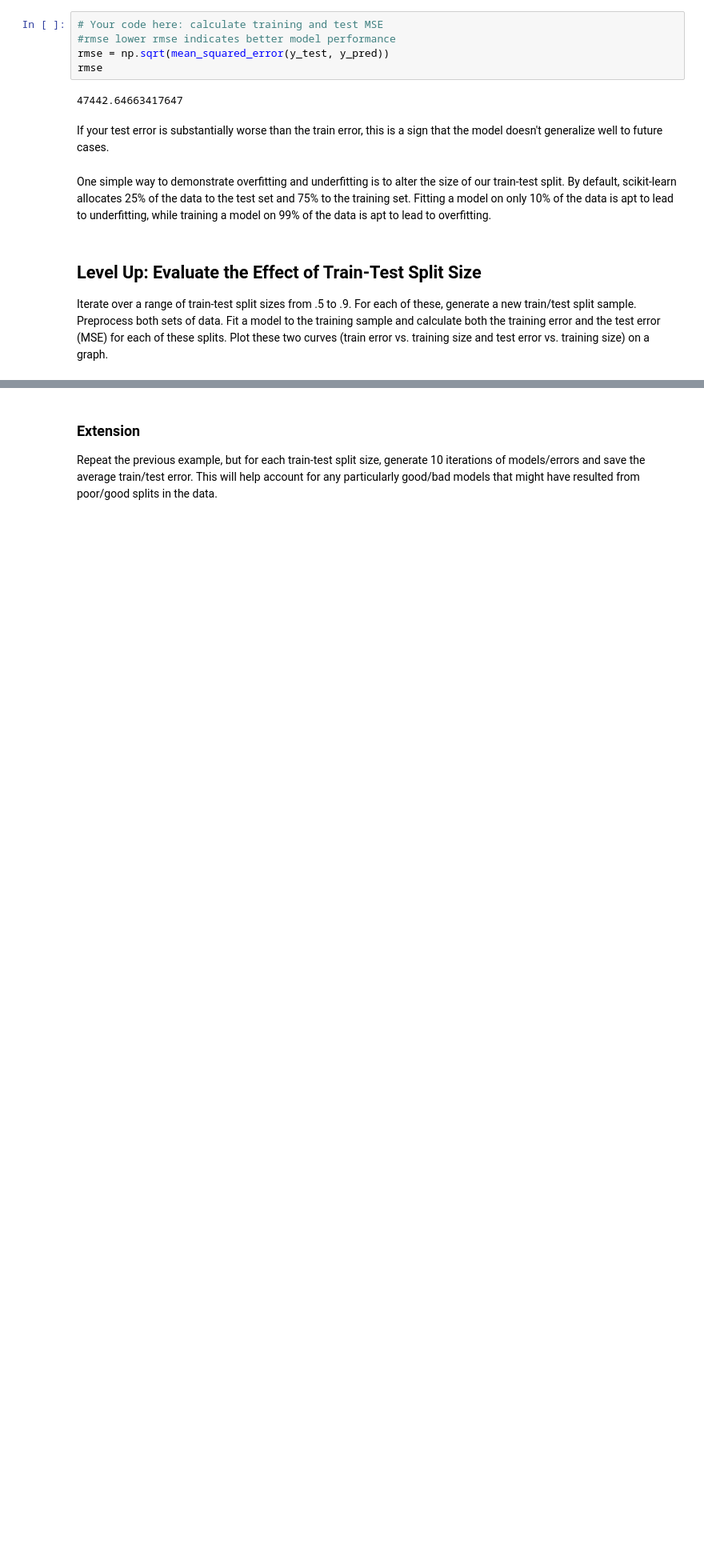
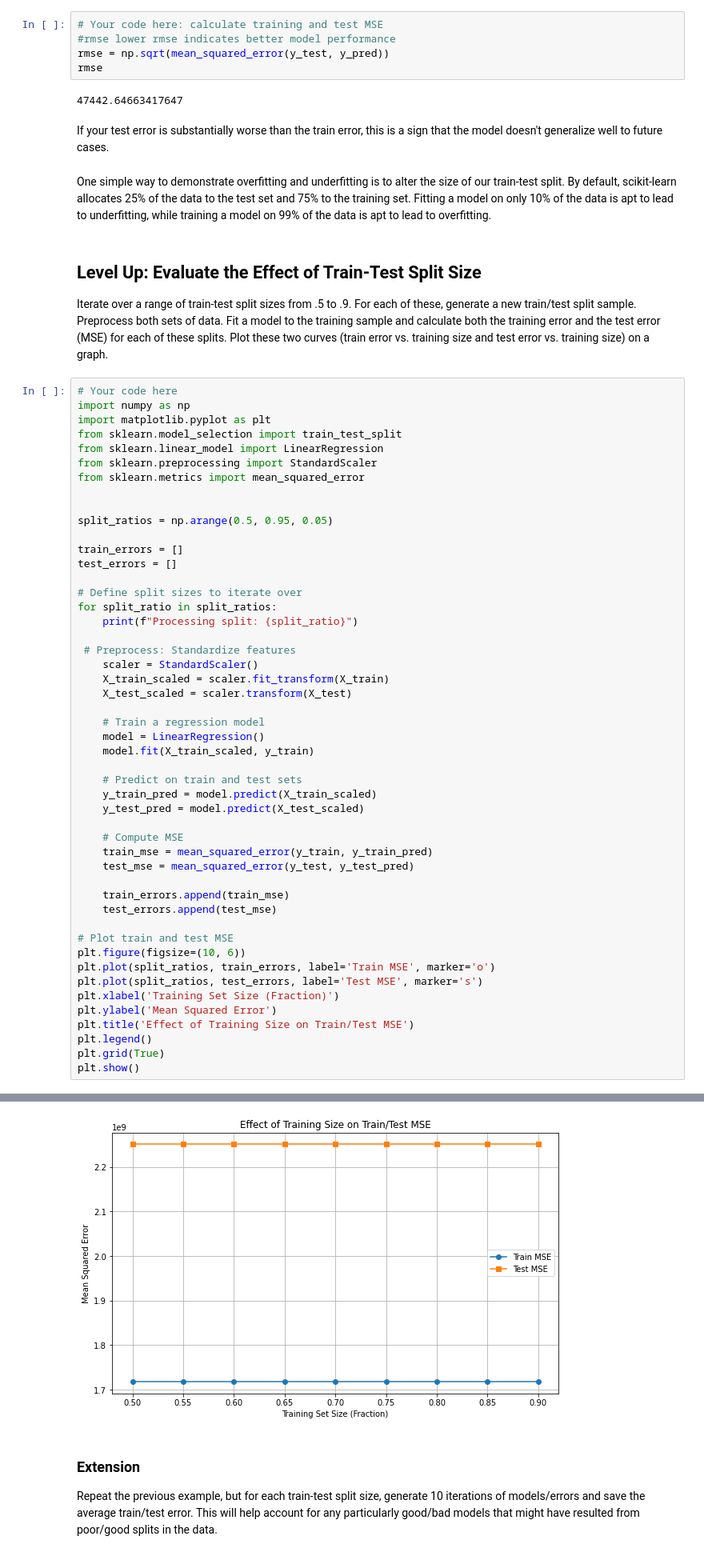
Before and after one commit to PamGodia/dsc-regression-model-validation-lab, a Jupyter notebook: index.ipynb, the cells around one changed output, grey strips where cells are left out. Shown at 80% size. Drawn from its saved outputs; the diff is of its cells as text; blank space fills up the shorter version.

```diff
--- a/index.ipynb
+++ b/index.ipynb
@@ -226,3 +246,53 @@ One simple way to demonstrate overfitting and underfitting is to alter the size
 ## Level Up: Evaluate the Effect of Train-Test Split Size
 
 Iterate over a range of train-test split sizes from .5 to .9. For each of these, generate a new train/test split sample. Preprocess both sets of data. Fit a model to the training sample and calculate both the training error and the test error (MSE) for each of these splits. Plot these two curves (train error vs. training size and test error vs. training size) on a graph.
+# %%
+# Your code here
+import numpy as np
+import matplotlib.pyplot as plt
+from sklearn.model_selection import train_test_split
+from sklearn.linear_model import LinearRegression
+from sklearn.preprocessing import StandardScaler
+from sklearn.metrics import mean_squared_error
+
+
+split_ratios = np.arange(0.5, 0.95, 0.05)
+
+train_errors = []
+test_errors = []
+
+# Define split sizes to iterate over
+for split_ratio in split_ratios:
+    print(f"Processing split: {split_ratio}")
+
+ # Preprocess: Standardize features
+    scaler = StandardScaler()
+    X_train_scaled = scaler.fit_transform(X_train)
+    X_test_scaled = scaler.transform(X_test)
+
+    # Train a regression model
+    model = LinearRegression()
+    model.fit(X_train_scaled, y_train)
+
+    # Predict on train and test sets
+    y_train_pred = model.predict(X_train_scaled)
+    y_test_pred = model.predict(X_test_scaled)
+
+    # Compute MSE
+    train_mse = mean_squared_error(y_train, y_train_pred)
+    test_mse = mean_squared_error(y_test, y_test_pred)
+
+    train_errors.append(train_mse)
+    test_errors.append(test_mse)
+
+# Plot train and test MSE
+plt.figure(figsize=(10, 6))
+plt.plot(split_ratios, train_errors, label='Train MSE', marker='o')
+plt.plot(split_ratios, test_errors, label='Test MSE', marker='s')
+plt.xlabel('Training Set Size (Fraction)')
+plt.ylabel('Mean Squared Error')
+plt.title('Effect of Training Size on Train/Test MSE')
+plt.legend()
+plt.grid(True)
+plt.show()
+# %% [output]
@@ -229,3 +308,4 @@ Iterate over a range of train-test split sizes from .5 to .9. For each of these,
+[figure, added]
 # %% [markdown]
 ### Extension
 
```
Also changed, not shown: parts of 4 cells of this notebook.
